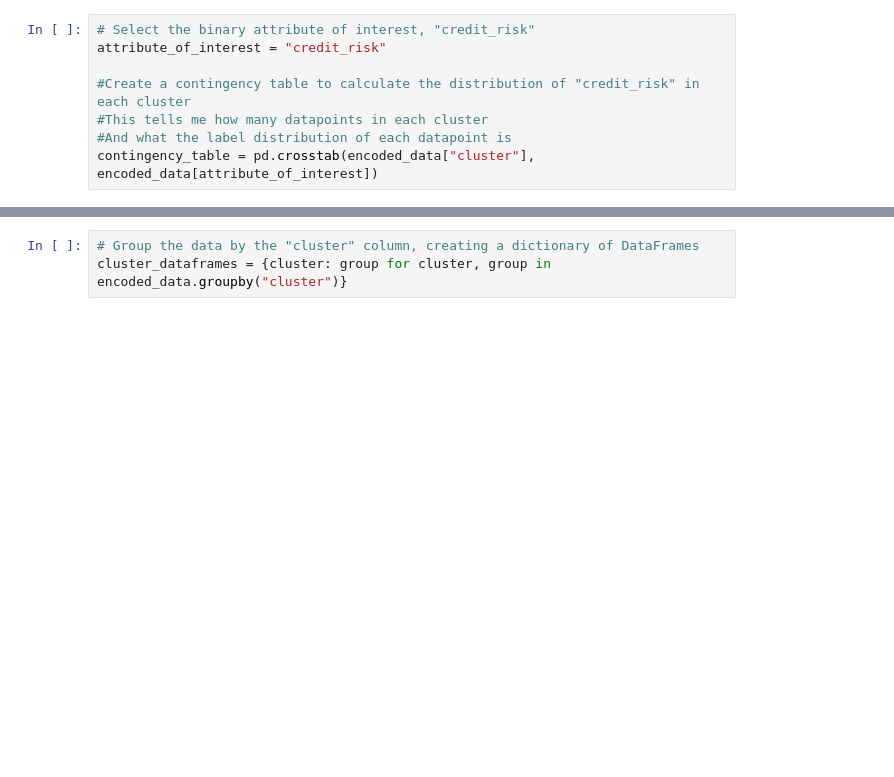
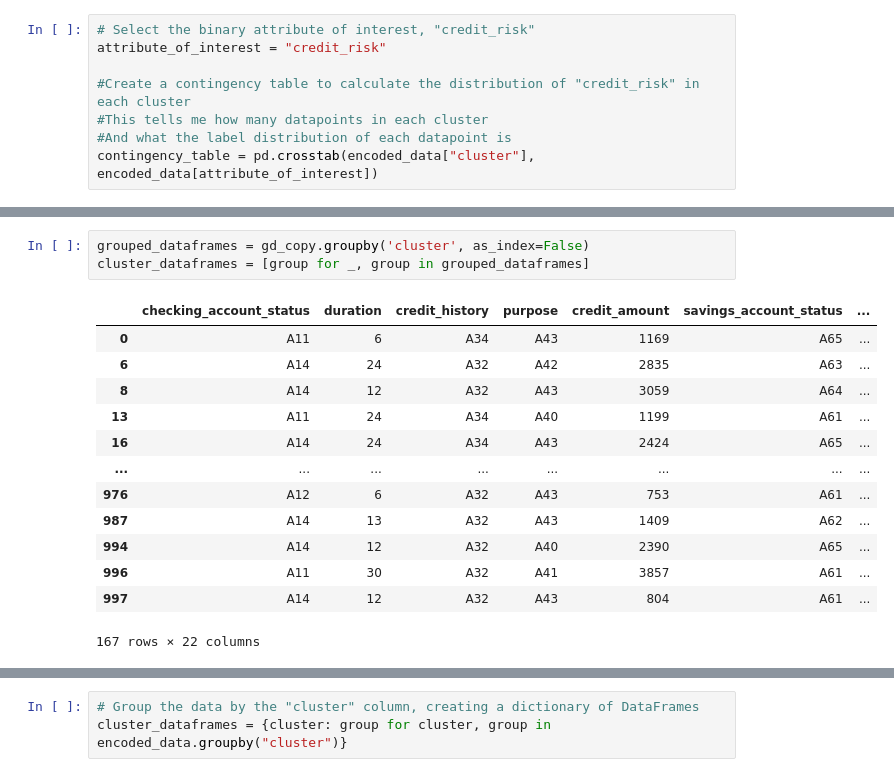
Before and after one commit to s-thandri/labelflipping, a Jupyter notebook: german_clustering.ipynb, the cells around one changed output, grey strips where cells are left out. Cells and saved outputs as stored; diff of their text form; blank space fills up the shorter version.

```diff
--- a/german_clustering.ipynb
+++ b/german_clustering.ipynb
@@ -160,0 +181,17 @@ contingency_table = pd.crosstab(encoded_data["cluster"], encoded_data[attribute_
+# %%
+grouped_dataframes = gd_copy.groupby('cluster', as_index=False)
+cluster_dataframes = [group for _, group in grouped_dataframes]
+# %% [output]
+|  | checking_account_status | duration | credit_history | purpose | credit_amount | savings_account_status | ... |
+| 0 | A11 | 6 | A34 | A43 | 1169 | A65 | ... |
+| 6 | A14 | 24 | A32 | A42 | 2835 | A63 | ... |
+| 8 | A14 | 12 | A32 | A43 | 3059 | A64 | ... |
+| 13 | A11 | 24 | A34 | A40 | 1199 | A61 | ... |
+| 16 | A14 | 24 | A34 | A43 | 2424 | A65 | ... |
+| ... | ... | ... | ... | ... | ... | ... | ... |
+| 976 | A12 | 6 | A32 | A43 | 753 | A61 | ... |
+| 987 | A14 | 13 | A32 | A43 | 1409 | A62 | ... |
+| 994 | A14 | 12 | A32 | A40 | 2390 | A65 | ... |
+| 996 | A11 | 30 | A32 | A41 | 3857 | A61 | ... |
+| 997 | A14 | 12 | A32 | A43 | 804 | A61 | ... |
+167 rows × 22 columns
```
Also changed, not shown: parts of 12 cells of this notebook.
